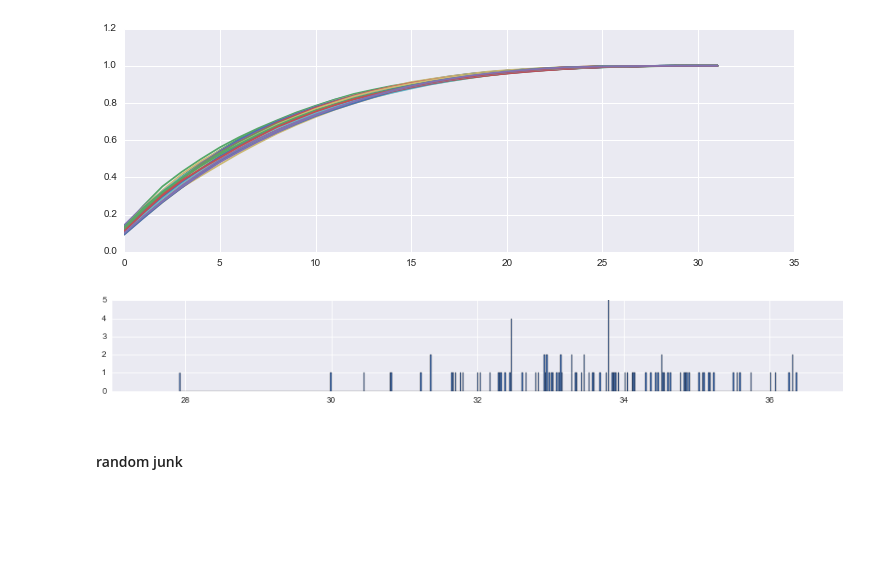
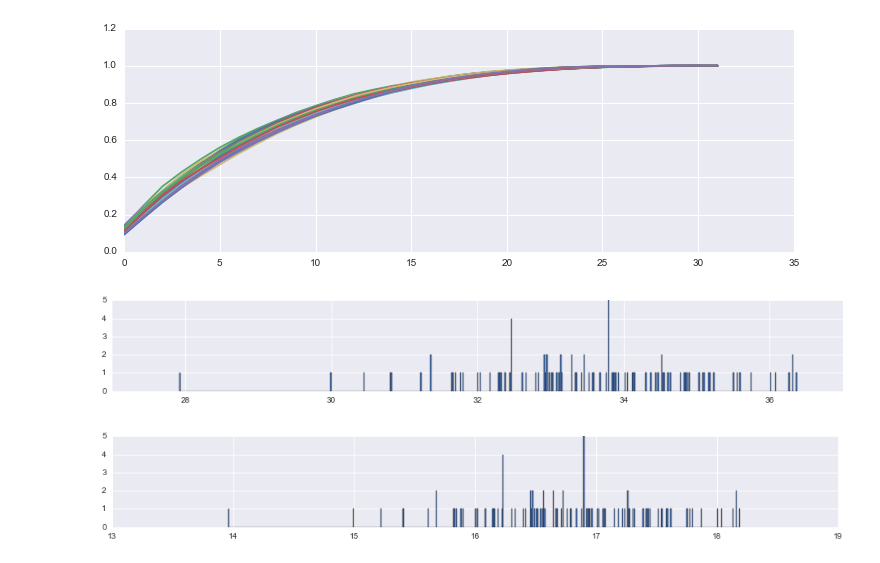
Before and after one commit to tp-nscan/SharedIpynb, a Jupyter notebook: RandMatrixSVD_Spectra.ipynb, the cells around one changed output. Saved outputs shown, nothing was run; the diff lists cells and outputs as text; code cells hidden in the pictures; blank space fills up the shorter version.

```diff
--- a/RandMatrixSVD_Spectra.ipynb
+++ b/RandMatrixSVD_Spectra.ipynb
@@ -94,5 +94,3 @@ plt.hist(np.log10(detsPdef32), 500)
 plt.show()
 # %% [output]
 [figure]
-# %% [markdown]
-#### random junk
@@ -114,0 +97,7 @@ def compresSVD_Diff(matrix, trunc:int):
+# %%
+plt.figure(figsize=(16, 2))
+detsSq32 = [LA.det(i) for i in randMatsSq32]
+plt.hist(np.log10(np.abs(detsSq32)), bins=500)
+plt.show()
+# %% [output]
+[figure, added]
```
Also changed, not shown: parts of 5 cells of this notebook, 15 other files.
